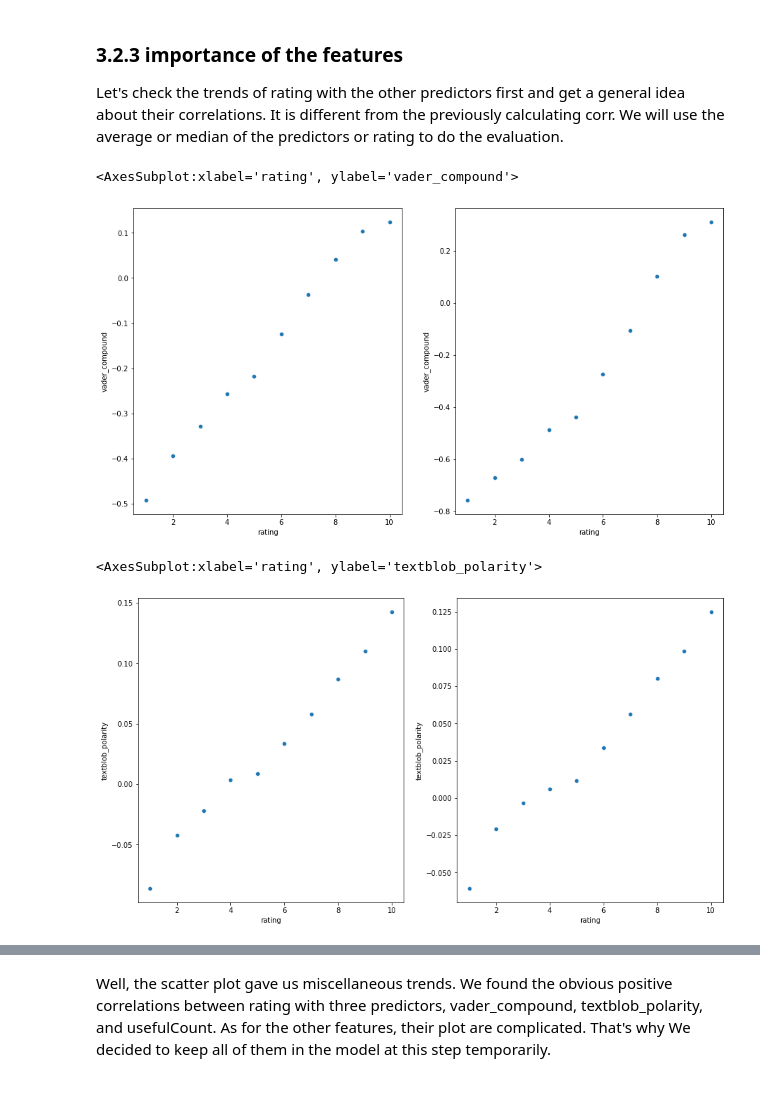
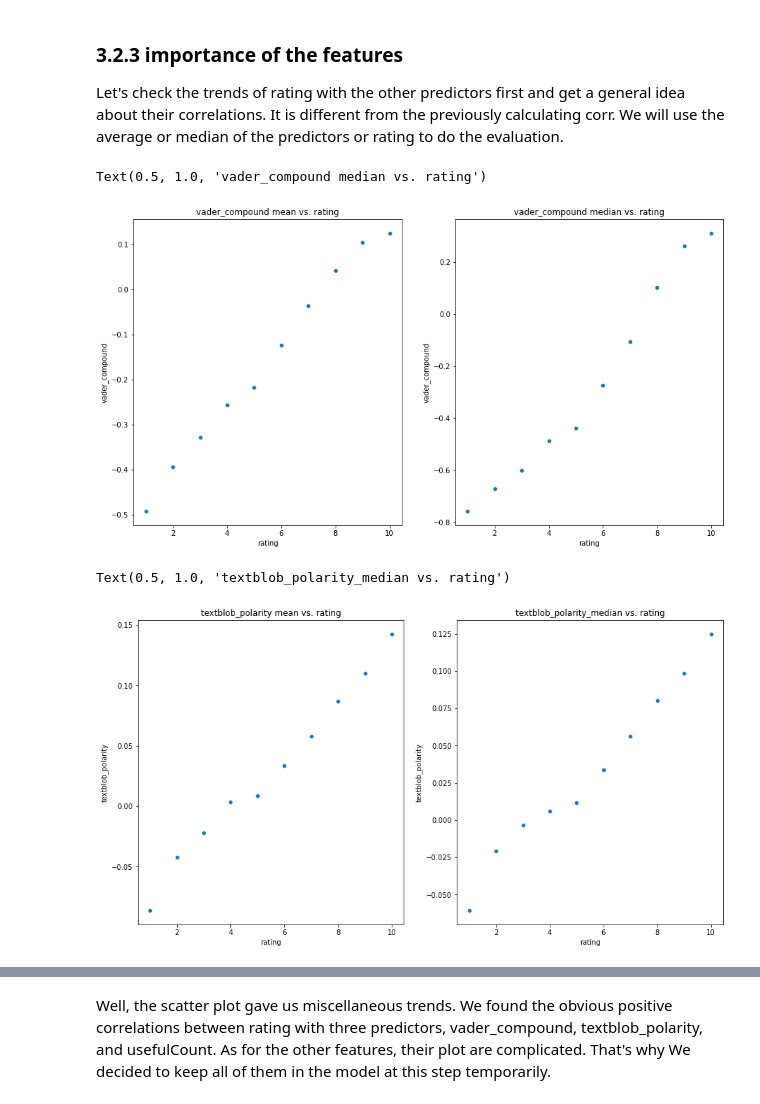
Before and after one commit to Lina-statistics/Capstone_project_Spring_Board, a Jupyter notebook: drug_review/drug_review_feature_engineering.ipynb, the cells around one changed output, grey strips where cells are left out. Cells and saved outputs as stored; diff of their text form; code cells hidden in the pictures.

```diff
--- a/drug_review/drug_review_feature_engineering.ipynb
+++ b/drug_review/drug_review_feature_engineering.ipynb
@@ -109,19 +109,23 @@ va_rating_mean=df1.groupby('rating').vader_compound.mean()
 va_rating_median=df1.groupby('rating').vader_compound.median()
 f, (ax1, ax2)=plt.subplots(1,2,figsize=(15, 8), sharex=True)
 sns.scatterplot(data=va_rating_mean.reset_index(), x='rating', y='vader_compound', ax=ax1)
+ax1.set_title('vader_compound mean vs. rating')
 sns.scatterplot(data=va_rating_median.reset_index(), x='rating', y='vader_compound', ax=ax2)
+ax2.set_title('vader_compound median vs. rating')
 # %% [output]
-<AxesSubplot:xlabel='rating', ylabel='vader_compound'>
+Text(0.5, 1.0, 'vader_compound median vs. rating')
-[figure, old version]
+[figure, new version]
 # %%
 po_rating_mean=df1.groupby('rating').textblob_polarity.mean()
 po_rating_median=df1.groupby('rating').textblob_polarity.median()
 f, (ax1, ax2)=plt.subplots(1,2,figsize=(15, 8), sharex=True)
 sns.scatterplot(data=po_rating_mean.reset_index(), x='rating', y='textblob_polarity', ax=ax1)
+ax1.set_title('textblob_polarity mean vs. rating')
 sns.scatterplot(data=po_rating_median.reset_index(), x='rating', y='textblob_polarity', ax=ax2)
+ax2.set_title('textblob_polarity_median vs. rating')
 # %% [output]
-<AxesSubplot:xlabel='rating', ylabel='textblob_polarity'>
+Text(0.5, 1.0, 'textblob_polarity_median vs. rating')
-[figure, old version]
+[figure, new version]
 # %%
 sub_rating_mean=df1.groupby('rating').textblob_subjectivity.mean()
 sub_rating_median=df1.groupby('rating').textblob_subjectivity.median()
```
Also changed, not shown: parts of 6 cells of this notebook, 3 other files.
